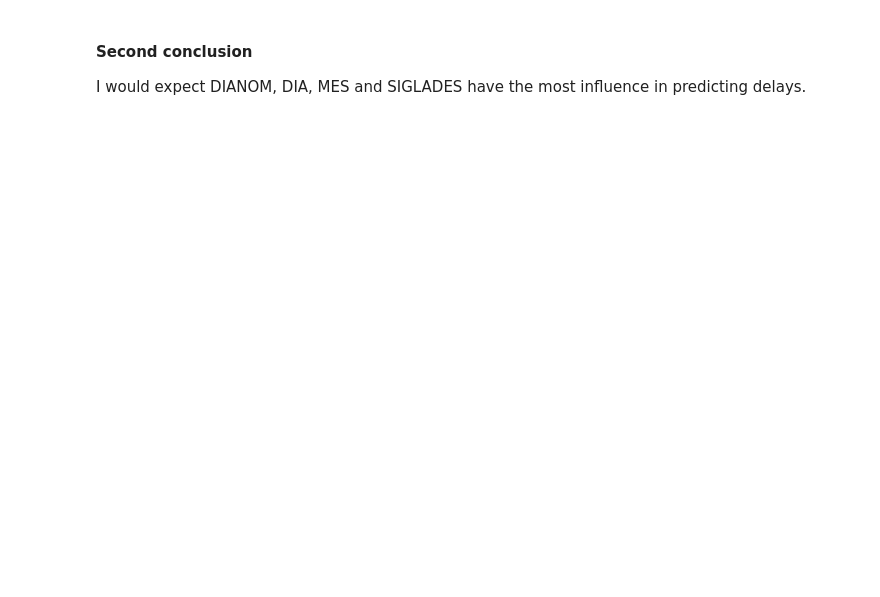
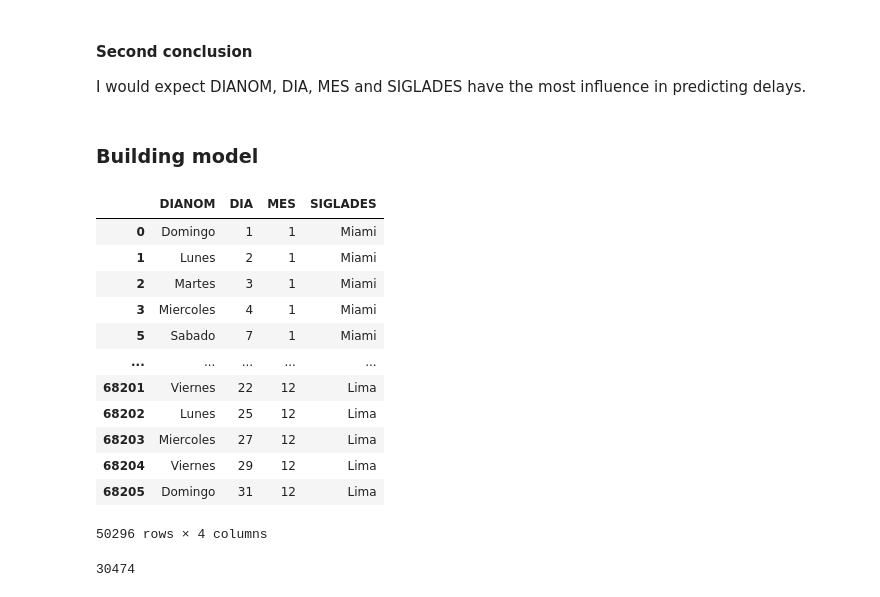
Before and after one commit to MariaPonomarenko38/Data-Scientist-Challenge, a Jupyter notebook: solution.ipynb, the cells around one changed output. Drawn from its saved outputs; the diff is of its cells as text; code cells hidden in the pictures; blank space fills up the shorter version.

Commit message:
built models, did evaluation

```diff
--- a/solution.ipynb
+++ b/solution.ipynb
@@ -462,3 +453,7 @@ MES : -0.4296014818261029
 
 <p> I would expect DIANOM, DIA, MES and SIGLADES have the most influence in predicting delays.
 </p>
+# %% [markdown]
+<h3> Building model </h3>
+# %%
+data['target'] = data['is_delayed'].apply(lambda x: int(x))
@@ -464,0 +462,18 @@ MES : -0.4296014818261029
+# %%
+selected_columns = data[['DIANOM', 'DIA', 'MES', 'SIGLADES']]
+# %%
+selected_columns
+# %% [output]
+|  | DIANOM | DIA | MES | SIGLADES |
+| 0 | Domingo | 1 | 1 | Miami |
+| 1 | Lunes | 2 | 1 | Miami |
+| 2 | Martes | 3 | 1 | Miami |
+| 3 | Miercoles | 4 | 1 | Miami |
+| 5 | Sabado | 7 | 1 | Miami |
+| ... | ... | ... | ... | ... |
+| 68201 | Viernes | 22 | 12 | Lima |
+| 68202 | Lunes | 25 | 12 | Lima |
+| 68203 | Miercoles | 27 | 12 | Lima |
+| 68204 | Viernes | 29 | 12 | Lima |
+| 68205 | Domingo | 31 | 12 | Lima |
+50296 rows × 4 columns
@@ -464,0 +492,4 @@ MES : -0.4296014818261029
+# %%
+list(y_train).count(1)
+# %% [output]
+30474
```
Also changed, not shown: parts of 26 cells of this notebook.
